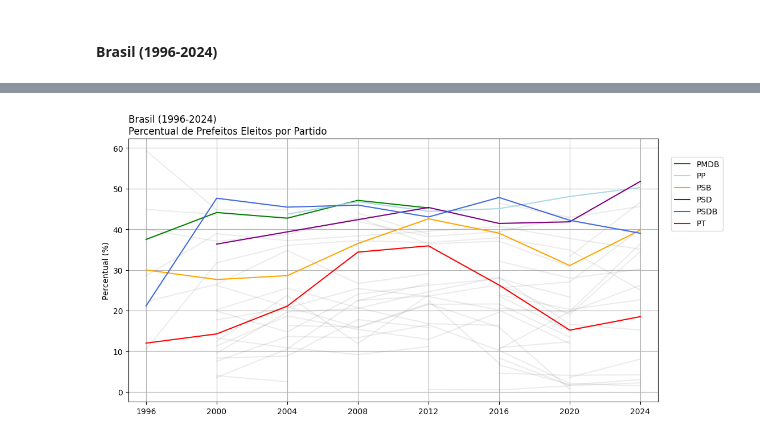
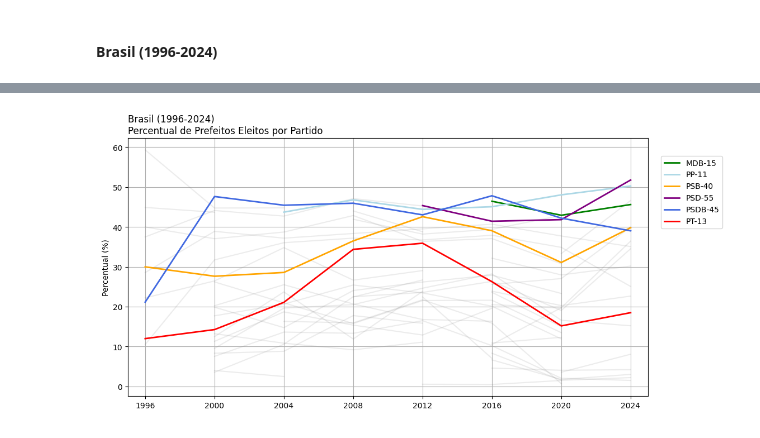
Before and after one commit to luizhenriquesb/resultado-eleicoes-br, a Jupyter notebook: crisp-dm.ipynb, the cells around one changed output, grey strips where cells are left out. Drawn from its saved outputs; the diff is of its cells as text; code cells hidden in the pictures.

Commit message:
index

```diff
--- a/crisp-dm.ipynb
+++ b/crisp-dm.ipynb
@@ -304,11 +321,13 @@ brasil_pref = df[
     (df['resultado'] != '2º turno')
     ]
 
+brasil_pref['partido_sigla_numero'] = brasil_pref['sigla_partido'] + '-' + brasil_pref['numero_partido']
+
 brasil_pref = brasil_pref.\
-    groupby(['sigla_partido', 'resultado', 'ano']).size().reset_index(name='total')
+    groupby(['partido_sigla_numero', 'resultado', 'ano']).size().reset_index(name='total')
 
 brasil_pref['total_partido'] = brasil_pref.\
-    groupby(['sigla_partido', 'ano'])['total'].transform('sum')
+    groupby(['partido_sigla_numero', 'ano'])['total'].transform('sum')
 
 brasil_pref['percentual'] = (brasil_pref['total'] / brasil_pref['total_partido']) * 100
 
@@ -336,41 +364,42 @@ brasil_pref.sort_values(by='percentual', ascending=False).head(20)
 # %%
 plot.figure(figsize=(12,6))
 
-partidos = ['PT', 'PSB', 'PSD', 'PSDB', 'PP', 'PMDB']
+partidos = ['PT-13', 'PSB-40', 'PSD-55', 'PSDB-45', 'PP-11', 'MDB-15']
 
 # Demais partidos
 sns.lineplot(
-    data = brasil_pref[~brasil_pref['sigla_partido'].isin(partidos)],
+    data = brasil_pref[~brasil_pref['partido_sigla_numero'].isin(partidos)],
     x = 'ano',
     y = 'percentual',
-    hue = 'sigla_partido',
+    hue = 'partido_sigla_numero',
     legend=False,
     palette=['gray'],
     alpha=0.15
 )
 
 paleta = sns.color_palette(
     palette=['green', 'lightblue', 'orange', 'purple', 'royalblue', 'red']
     )
 
 sns.lineplot(
-    data = brasil_pref[brasil_pref['sigla_partido'].isin(partidos)],
+    data = brasil_pref[brasil_pref['partido_sigla_numero'].isin(partidos)],
     x = 'ano',
     y = 'percentual',
-    hue = 'sigla_partido',
-    palette=paleta
+    hue = 'partido_sigla_numero',
+    palette=paleta,
+    linewidth=2
 )
 
 plot.title(
     'Brasil (1996-2024)\nPercentual de Prefeitos Eleitos por Partido',
     loc='left'
     )
 
 plot.ylabel('Percentual (%)')
 plot.xticks(ticks=range(1996, 2025, 4))
 plot.xlim((1995, 2025))
 plot.xlabel('')
 plot.legend(loc=(1.025, 0.65))
 plot.grid(True)
 # %% [output]
-[figure, old version]
+[figure, new version]
```
Also changed, not shown: parts of 6 cells of this notebook, 2 other files.
